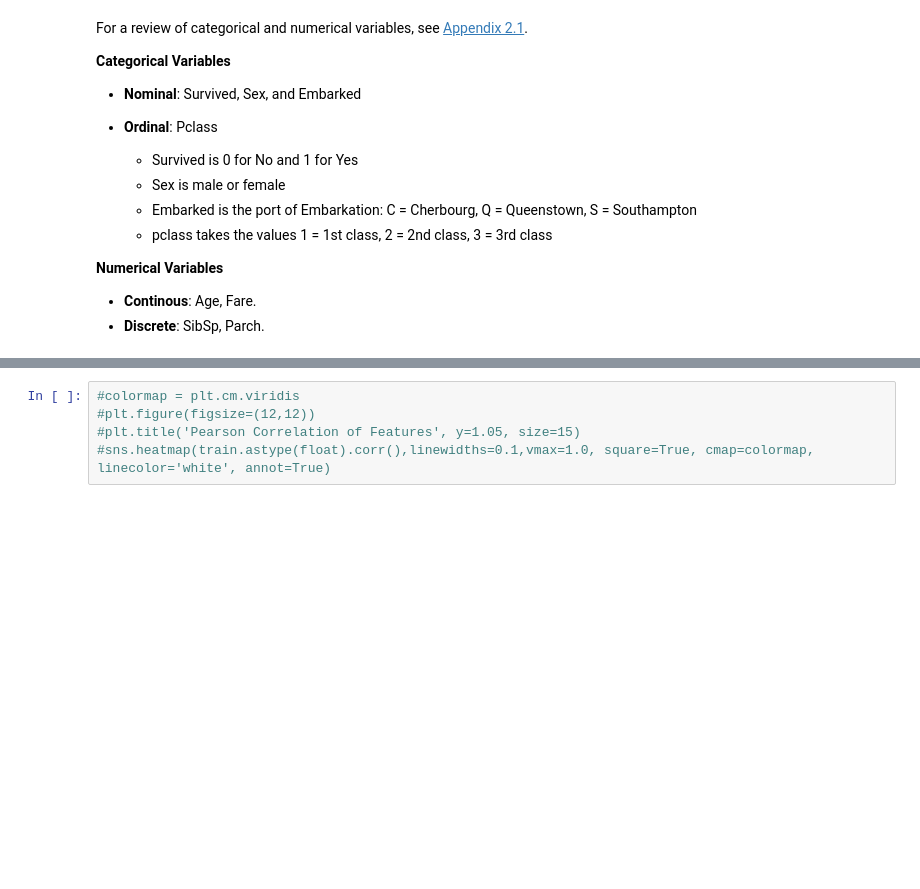
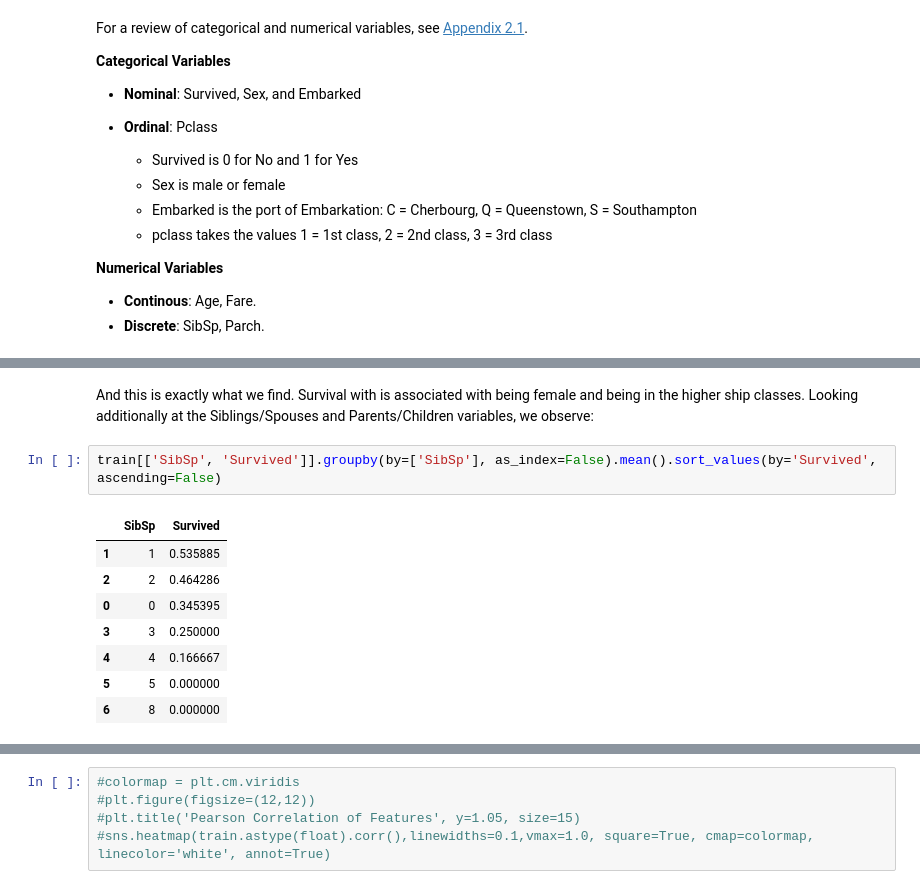
Before and after one commit to nuclth/Kaggle_Titanic, a Jupyter notebook: Survival.ipynb, the cells around one changed output, grey strips where cells are left out. Drawn from its saved outputs; the diff is of its cells as text; blank space fills up the shorter version.

```diff
--- a/Survival.ipynb
+++ b/Survival.ipynb
@@ -183,0 +261,13 @@ There are several salient points to note from the data in the training set:
+# %% [markdown]
+And this is exactly what we find. Survival with is associated with being female and being in the higher ship classes. Looking additionally at the Siblings/Spouses and Parents/Children variables, we observe:
+# %%
+train[['SibSp', 'Survived']].groupby(by=['SibSp'], as_index=False).mean().sort_values(by='Survived', ascending=False)
+# %% [output]
+|  | SibSp | Survived |
+| 1 | 1 | 0.535885 |
+| 2 | 2 | 0.464286 |
+| 0 | 0 | 0.345395 |
+| 3 | 3 | 0.250000 |
+| 4 | 4 | 0.166667 |
+| 5 | 5 | 0.000000 |
+| 6 | 8 | 0.000000 |
```
Also changed, not shown: parts of 24 cells of this notebook.
